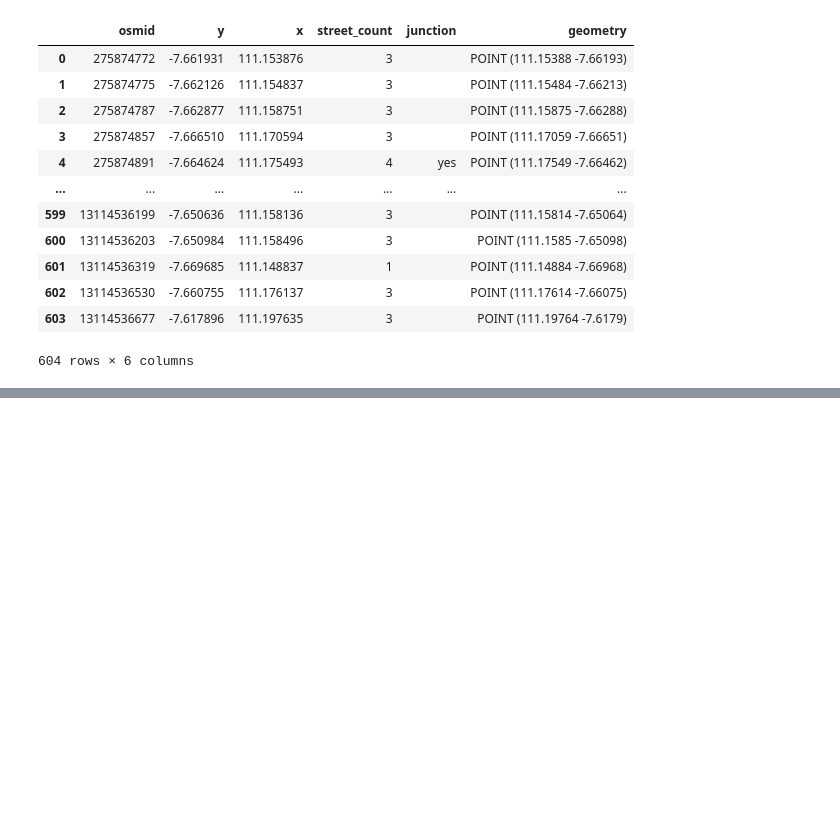
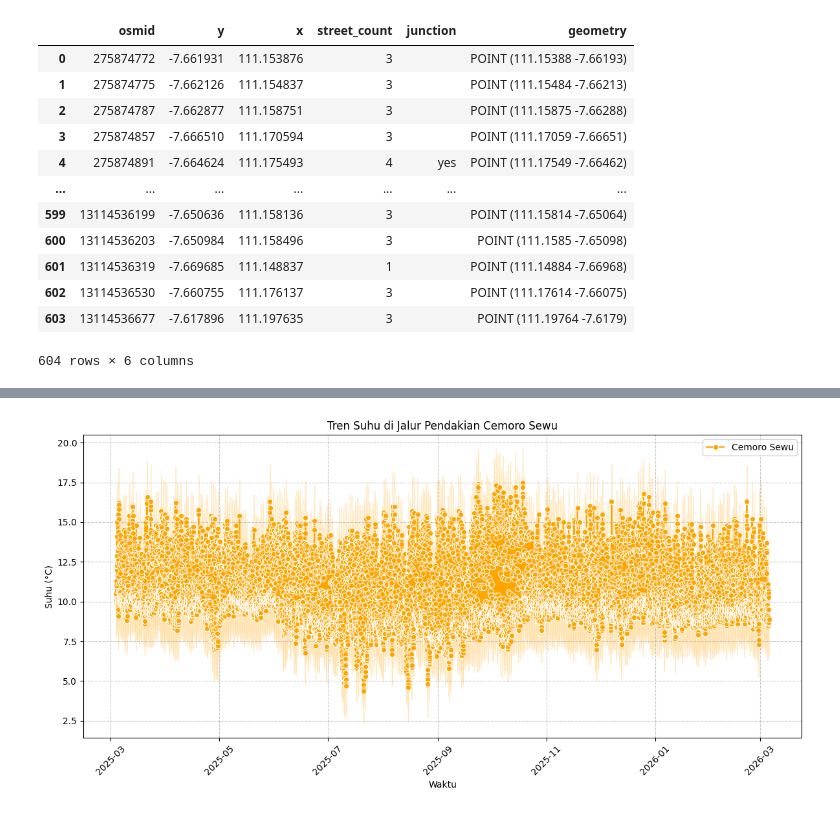
Before and after one commit to hannnzu/Lawu-Geo-Tracker, a Jupyter notebook: Lawu_Geo_Tracker.ipynb, the cells around one changed output, grey strips where cells are left out. Cells and saved outputs as stored; diff of their text form; code cells hidden in the pictures; blank space fills up the shorter version.

```diff
--- a/Lawu_Geo_Tracker.ipynb
+++ b/Lawu_Geo_Tracker.ipynb
@@ -441,0 +790,20 @@ display(lawu_geojson)
+# %%
+import matplotlib.pyplot as plt
+import seaborn as sns
+
+weather_sewu['timestamp'] = pd.to_datetime(weather_sewu['timestamp'])
+
+plt.figure(figsize=(12, 6))
+
+sns.lineplot(data=weather_sewu, x='timestamp', y='suhu_celsius', color='orange', marker='o', label='Cemoro Sewu')
+
+plt.title('Tren Suhu di Jalur Pendakian Cemoro Sewu')
+plt.xlabel('Waktu')
+plt.ylabel('Suhu (°C)')
+plt.legend()
+plt.grid(True, linestyle='--', alpha=0.7)
+plt.xticks(rotation=45)
+plt.tight_layout()
+plt.show()
+# %% [output]
+[figure, added]
```
Also changed, not shown: parts of 39 cells of this notebook.
